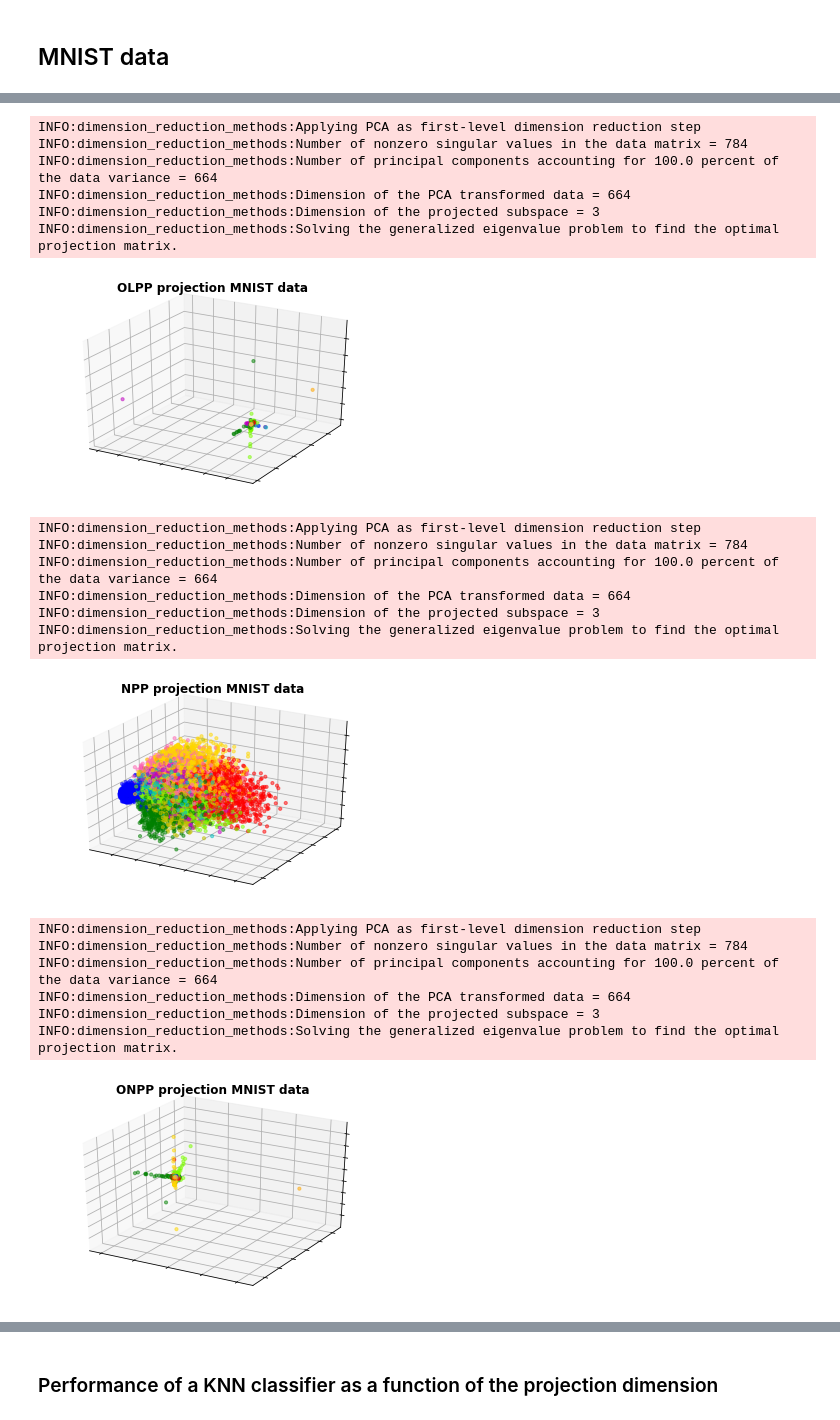
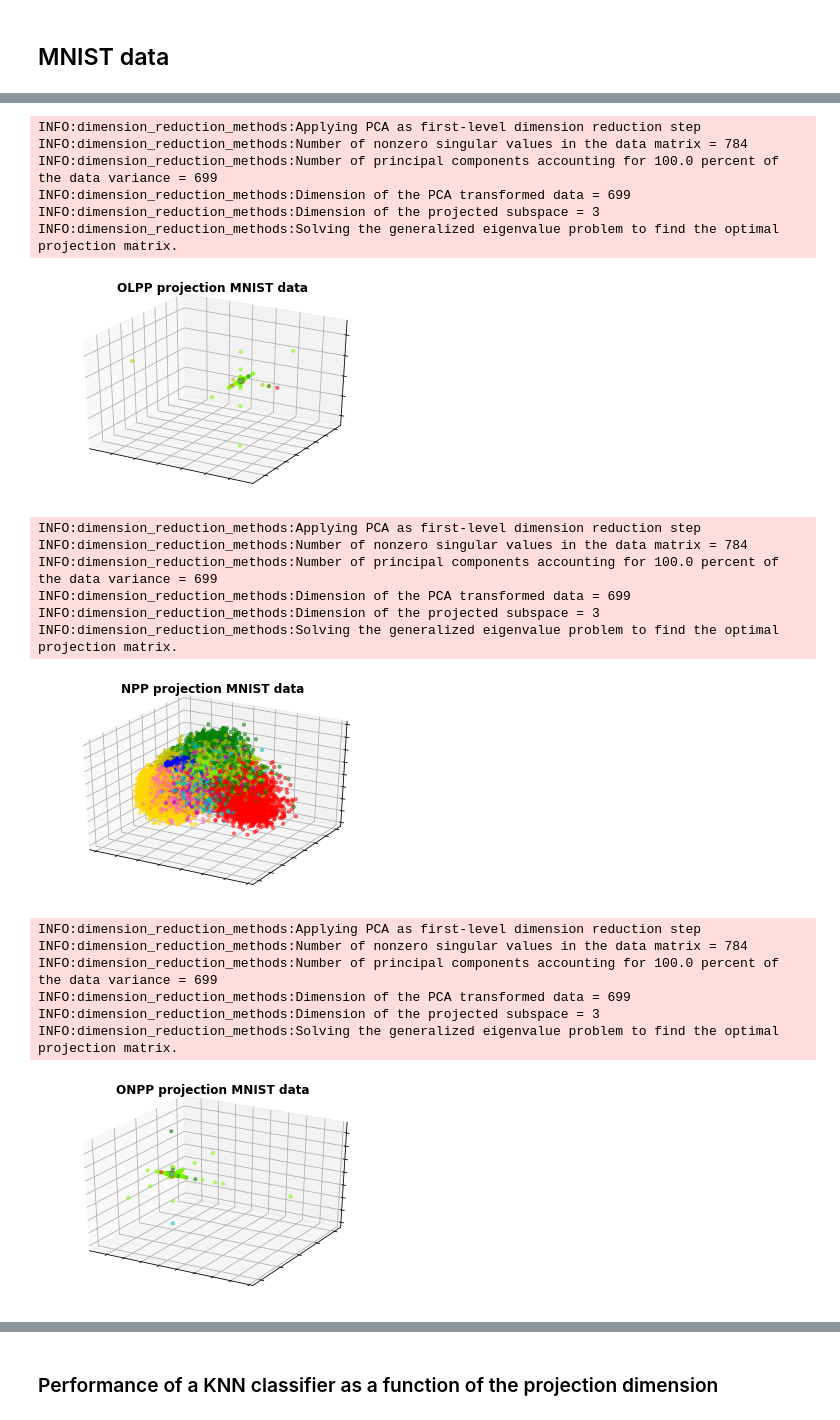
Before and after one commit to jayaram-r/KNN-anomaly-detection, a Jupyter notebook: evaluate_dimension_reduction.ipynb, the cells around one changed output, grey strips where cells are left out. Saved outputs shown, nothing was run; the diff lists cells and outputs as text; code cells hidden in the pictures.

```diff
--- a/evaluate_dimension_reduction.ipynb
+++ b/evaluate_dimension_reduction.ipynb
@@ -350,23 +285,5 @@ from sklearn.datasets import fetch_openml
 
 data_all, labels_all = fetch_openml('mnist_784', version=1, return_X_y=True)
 
-# Recode the labels as integers for convenience
-vs = np.unique(labels_all)
-trans_label = dict(zip(vs, np.arange(vs.shape[0])))
-labels_all = np.array([trans_label[a] for a in labels_all], dtype=np.int)
-
 # Scale the feature values to the range [0, 1]
 data_all = data_all / 255.
-# %%
-# Take a subset of the samples
-data = data_all[:10000, :]
-labels = labels_all[:10000]
-data_test = data_all[10000:20000, :]
-labels_test = labels_all[10000:20000]
-
-N, d = data.shape
-print("Number of training samples = {:d}. Number of features = {:d}.".format(N, d))
-
-label_set, label_counts = np.unique(labels, return_counts=True)
-print("Number of samples per class:")
-print(label_counts)
@@ -376,0 +290,24 @@ Number of samples per class:
+# %%
+# Create a random, stratified train/test split
+sss = StratifiedShuffleSplit(n_splits=1, test_size=0.5, random_state=seed_rng)
+data = labels = None
+data_test = labels_test = None
+for index_tr, index_te in sss.split(data_all, labels_all):
+    data = data_all[index_tr, :]
+    labels = labels_all[index_tr]
+    data_test = data_all[index_te, :]
+    labels_test = labels_all[index_te]
+
+N, d = data.shape
+N_te = labels_test.shape[0]
+label_set, label_counts = np.unique(labels, return_counts=True)
+_, label_counts_test = np.unique(labels_test, return_counts=True)
+
+print("Number of features = {:d}. Number of classes = {:d}.".format(d, label_set.shape[0]))
+print("\nNumber of training samples = {:d}.".format(N))
+print("Number of samples per class in the training set:")
+print(label_counts)
+
+print("\nNumber of test samples = {:d}.".format(N_te))
+print("Number of samples per class in the test set:")
+print(label_counts_test)
@@ -379,7 +326,8 @@ Number of samples per class:
 label_map = {v: i for i, v in enumerate(label_set)}
 c = [COLORS[label_map[v]] for v in labels]
 for method in methods_list:
-    data_proj, _ = project_wrapper(data, method, metric='cosine', snn=False, ann=True, dim_proj=3)
+    data_proj, _ = wrapper_data_projection(data, method, metric='cosine', snn=False, ann=True, dim_proj=3,
+                                           seed_rng=seed_rng)
 
     fig = plt.figure()
     ax = fig.add_subplot(111, projection='3d')
@@ -401,22 +349,22 @@ INFO:dimension_reduction_methods:Solving the generalized eigenvalue problem to f
 INFO:dimension_reduction_methods:Applying PCA as first-level dimension reduction step
 INFO:dimension_reduction_methods:Number of nonzero singular values in the data matrix = 784
-INFO:dimension_reduction_methods:Number of principal components accounting for 100.0 percent of the data variance = 664
-INFO:dimension_reduction_methods:Dimension of the PCA transformed data = 664
+INFO:dimension_reduction_methods:Number of principal components accounting for 100.0 percent of the data variance = 699
+INFO:dimension_reduction_methods:Dimension of the PCA transformed data = 699
 INFO:dimension_reduction_methods:Dimension of the projected subspace = 3
 INFO:dimension_reduction_methods:Solving the generalized eigenvalue problem to find the optimal projection matrix.
-[figure, old version]
+[figure, new version]
 INFO:dimension_reduction_methods:Applying PCA as first-level dimension reduction step
 INFO:dimension_reduction_methods:Number of nonzero singular values in the data matrix = 784
-INFO:dimension_reduction_methods:Number of principal components accounting for 100.0 percent of the data variance = 664
-INFO:dimension_reduction_methods:Dimension of the PCA transformed data = 664
+INFO:dimension_reduction_methods:Number of principal components accounting for 100.0 percent of the data variance = 699
+INFO:dimension_reduction_methods:Dimension of the PCA transformed data = 699
 INFO:dimension_reduction_methods:Dimension of the projected subspace = 3
 INFO:dimension_reduction_methods:Solving the generalized eigenvalue problem to find the optimal projection matrix.
-[figure, old version]
+[figure, new version]
 INFO:dimension_reduction_methods:Applying PCA as first-level dimension reduction step
 INFO:dimension_reduction_methods:Number of nonzero singular values in the data matrix = 784
-INFO:dimension_reduction_methods:Number of principal components accounting for 100.0 percent of the data variance = 664
-INFO:dimension_reduction_methods:Dimension of the PCA transformed data = 664
+INFO:dimension_reduction_methods:Number of principal components accounting for 100.0 percent of the data variance = 699
+INFO:dimension_reduction_methods:Dimension of the PCA transformed data = 699
 INFO:dimension_reduction_methods:Dimension of the projected subspace = 3
 INFO:dimension_reduction_methods:Solving the generalized eigenvalue problem to find the optimal projection matrix.
-[figure, old version]
+[figure, new version]
 INFO:dimension_reduction_methods:Number of nonzero singular values in the data matrix = 784
```
Also changed, not shown: parts of 19 cells of this notebook, 4 other files.
